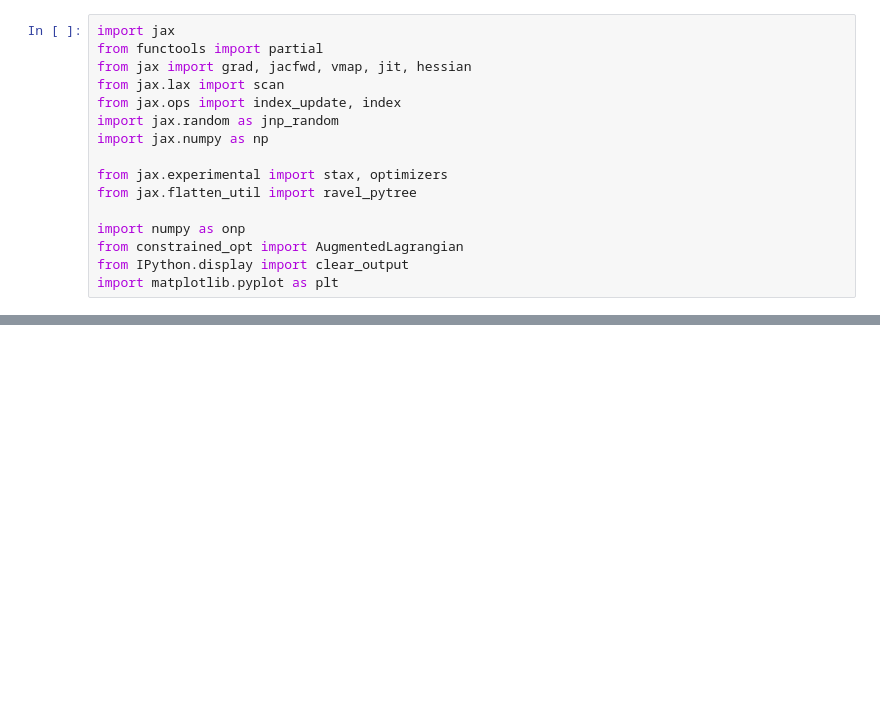
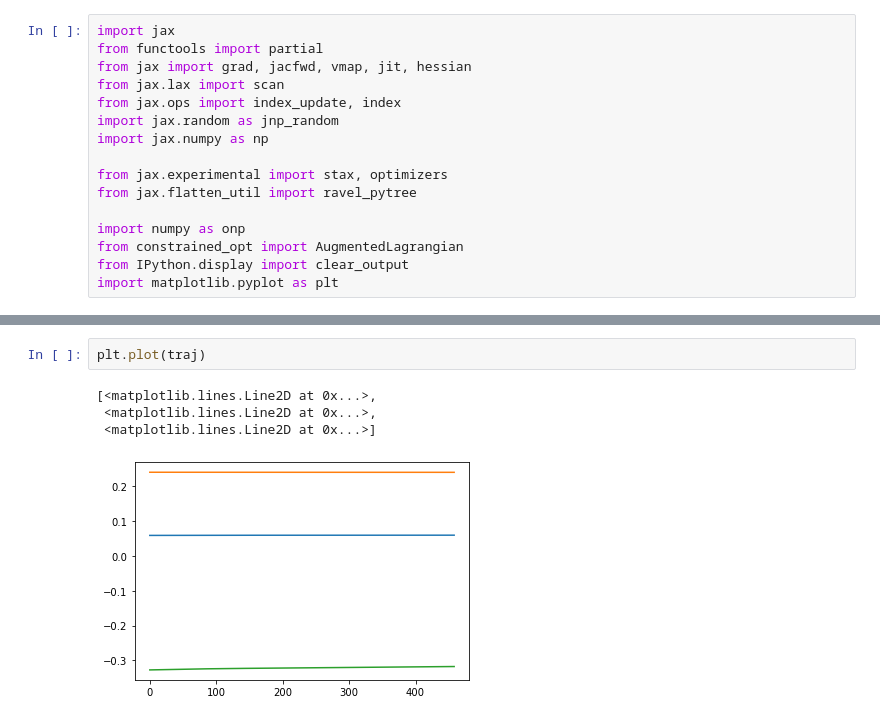
Before and after one commit to i-abr/ErgodicTrajectoryTranscription, a Jupyter notebook: erg_expl.ipynb, the cells around one changed output, grey strips where cells are left out. Saved outputs shown, nothing was run; the diff lists cells and outputs as text; blank space fills up the shorter version.

```diff
--- a/erg_expl.ipynb
+++ b/erg_expl.ipynb
@@ -130,0 +168,7 @@ for _ in range(100):
+# %%
+plt.plot(traj)
+# %% [output]
+[<matplotlib.lines.Line2D at 0x...>,
+ <matplotlib.lines.Line2D at 0x...>,
+ <matplotlib.lines.Line2D at 0x...>]
+[figure, added]
```
Also changed, not shown: parts of 8 cells of this notebook, 1 other file.
